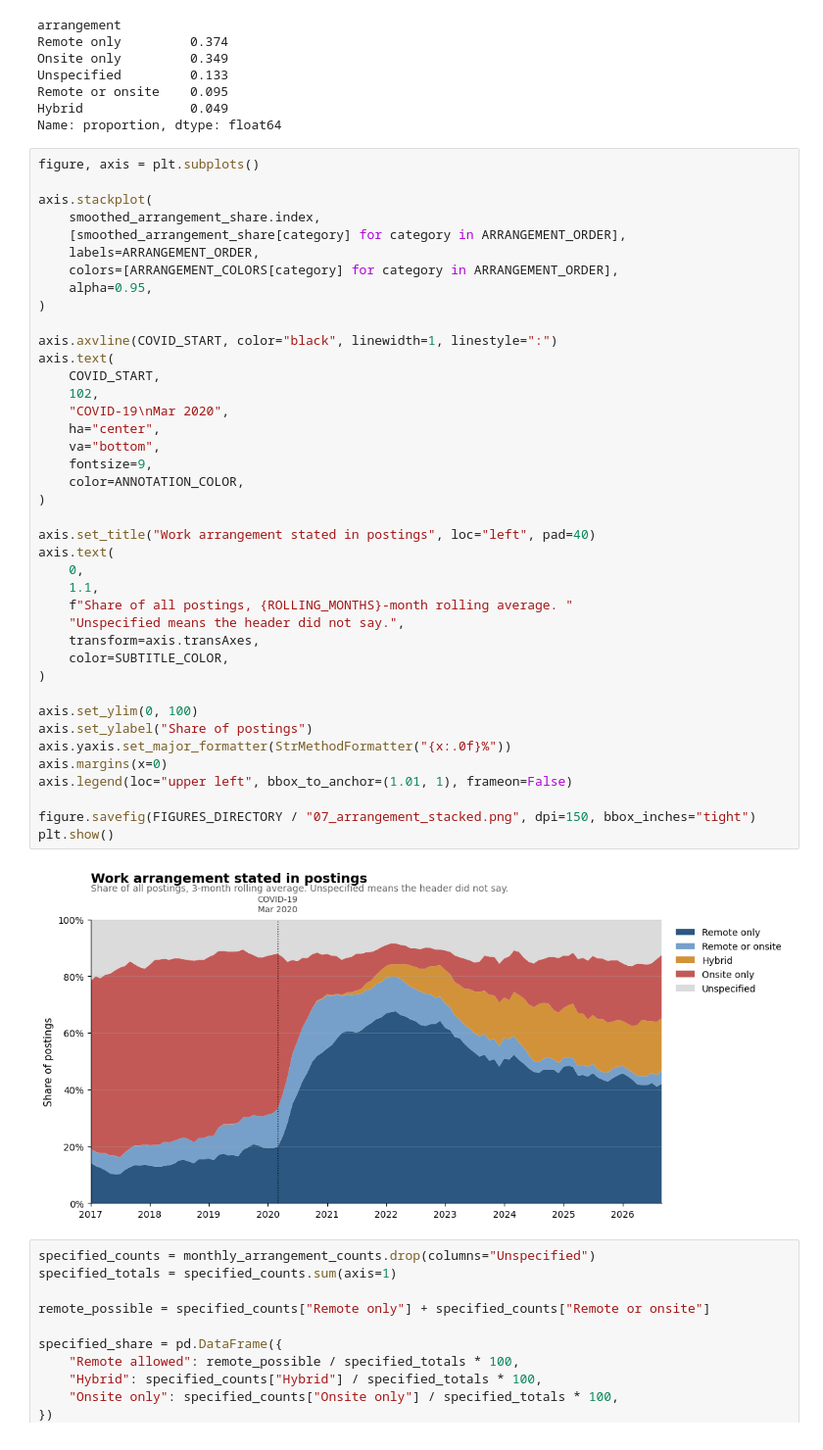
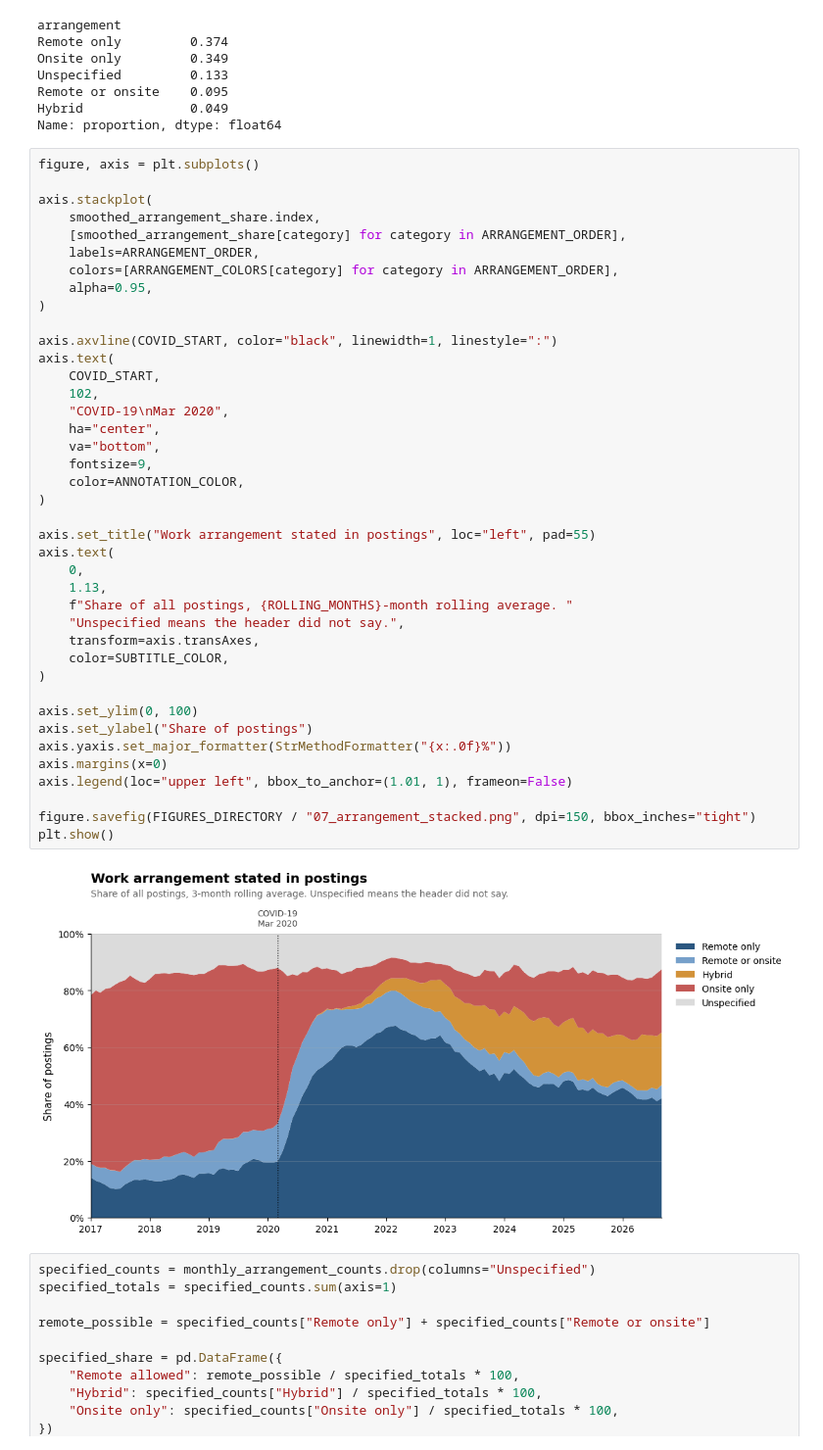
Before and after one commit to AirKristo/hn-hiring-tracker, a Jupyter notebook: notebooks/analysis.ipynb, the cells around one changed output. Shown at 98% size. Drawn from its saved outputs; the diff is of its cells as text.

```diff
--- a/notebooks/analysis.ipynb
+++ b/notebooks/analysis.ipynb
@@ -789,36 +789,36 @@ axis.stackplot(
 )
 
 axis.axvline(COVID_START, color="black", linewidth=1, linestyle=":")
 axis.text(
     COVID_START,
     102,
     "COVID-19\nMar 2020",
     ha="center",
     va="bottom",
     fontsize=9,
     color=ANNOTATION_COLOR,
 )
 
-axis.set_title("Work arrangement stated in postings", loc="left", pad=40)
+axis.set_title("Work arrangement stated in postings", loc="left", pad=55)
 axis.text(
     0,
-    1.1,
+    1.13,
     f"Share of all postings, {ROLLING_MONTHS}-month rolling average. "
     "Unspecified means the header did not say.",
     transform=axis.transAxes,
     color=SUBTITLE_COLOR,
 )
 
 axis.set_ylim(0, 100)
 axis.set_ylabel("Share of postings")
 axis.yaxis.set_major_formatter(StrMethodFormatter("{x:.0f}%"))
 axis.margins(x=0)
 axis.legend(loc="upper left", bbox_to_anchor=(1.01, 1), frameon=False)
 
 figure.savefig(FIGURES_DIRECTORY / "07_arrangement_stacked.png", dpi=150, bbox_inches="tight")
 plt.show()
 # %% [output]
-[figure, old version]
+[figure, new version]
 # %%
 specified_counts = monthly_arrangement_counts.drop(columns="Unspecified")
 specified_totals = specified_counts.sum(axis=1)
```
Also changed, not shown: parts of 1 cell of this notebook, 1 other file.
